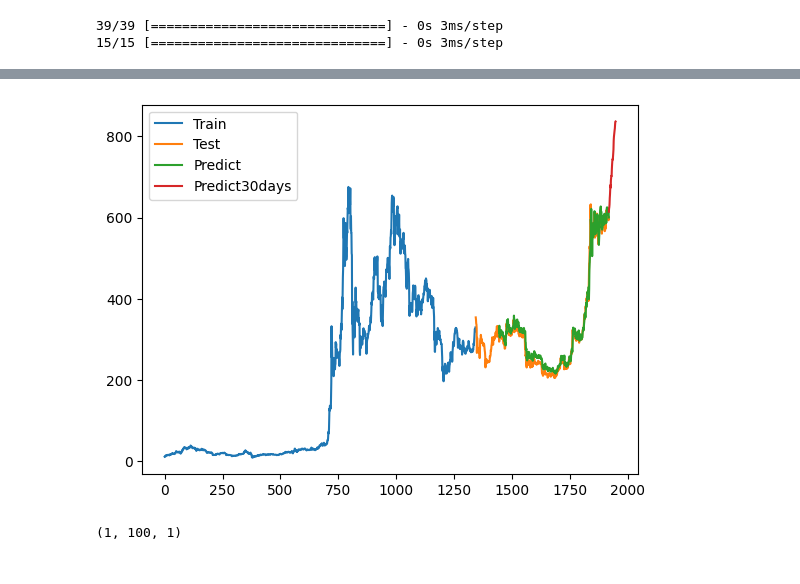
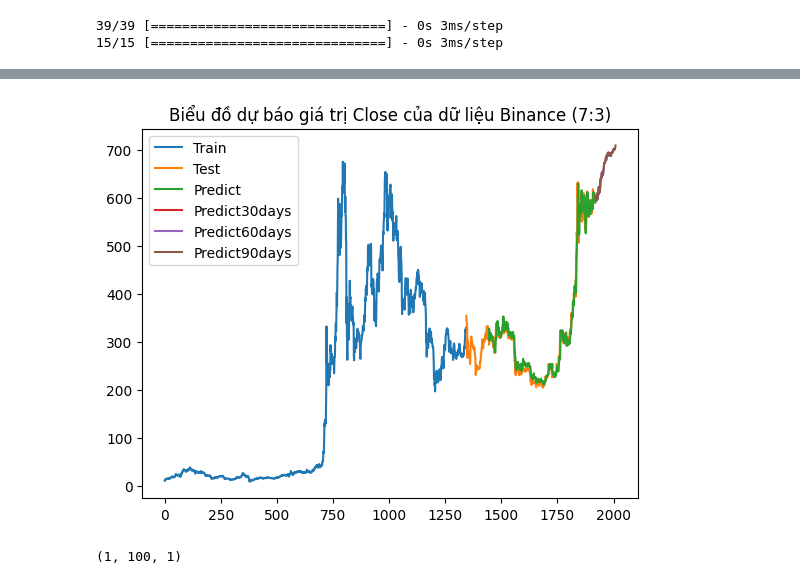
Before and after one commit to Kao2-03/IS403_O21_17, a Jupyter notebook: Model/TIMESNET/Team17_TimesNet_BNB.ipynb, the cells around one changed output, grey strips where cells are left out. Saved outputs shown, nothing was run; the diff lists cells and outputs as text; code cells hidden in the pictures.

```diff
--- a/Model/TIMESNET/Team17_TimesNet_BNB.ipynb
+++ b/Model/TIMESNET/Team17_TimesNet_BNB.ipynb
@@ -184,0 +230,34 @@ while i < 30:
+# %%
+
+x_input = test_data[-101:].reshape(1, -1)
+x_input.shape
+
+temp_input = list(x_input)
+temp_input = temp_input[0].tolist()
+
+from numpy import array
+
+lst_output_90 = []
+n_steps = 100
+i = 0
+while i < 90:
+
+    if len(temp_input) > 100:
+        x_input = np.array(temp_input[1:])
+        print("{} day input {}".format(i, x_input))
+        x_input = x_input.reshape(1, -1)
+        x_input = x_input.reshape((1, n_steps, 1))
+        yhat = model.predict(x_input, verbose=0)
+        print("{} day output {}".format(i, yhat))
+        temp_input.extend(yhat[0].tolist())
+        temp_input = temp_input[1:]
+        lst_output_90.extend(yhat.tolist())
+        i += 1
+    else:
+        x_input = x_input.reshape((1, n_steps, 1))
+        yhat = model.predict(x_input, verbose=0)
+        print(yhat[0])
+        temp_input.extend(yhat[0].tolist())
+        print(len(temp_input))
+        lst_output_90.extend(yhat.tolist())
+        i += 1
@@ -185,16 +282,21 @@ while i < 30:
 # %%
 train_data_index = pd.RangeIndex(start=0, stop=train_size, step=1)
 plt.plot(scaler.inverse_transform(train_data))
 test_data_index = pd.RangeIndex(start=train_size, stop=train_size+test_size, step=1)
 plt.plot(test_data_index,scaler.inverse_transform(test_data))
 test_data_index = pd.RangeIndex(start=train_size+101, stop=train_size+test_size, step=1)
 plt.plot(test_data_index,(test_predict))
-prediect_data_index = pd.RangeIndex(start=len(df1)-1, stop=len(df1)+29, step=1)
-plt.plot(prediect_data_index,scaler.inverse_transform(lst_output))
-plt.legend(['Train','Test','Predict','Predict30days'])
+predict_data_index = pd.RangeIndex(start=len(df1), stop=len(df1)+30, step=1)
+plt.plot(predict_data_index,scaler.inverse_transform(lst_output))
+predict_data_index_60 = pd.RangeIndex(start=len(df1), stop=len(df1)+60, step=1)
+plt.plot(predict_data_index_60,scaler.inverse_transform(lst_output_60))
+predict_data_index_90 = pd.RangeIndex(start=len(df1), stop=len(df1)+90, step=1)
+plt.plot(predict_data_index_90,scaler.inverse_transform(lst_output_90))
+plt.legend(['Train','Test','Predict','Predict30days', 'Predict60days', 'Predict90days'])
+plt.title("Biểu đồ dự báo giá trị Close của dữ liệu Binance (7:3)")
 plt.show()
 # %% [output]
-[figure, old version]
+[figure, new version]
 # %%
 x_input.shape
 # %% [output]
```
Also changed, not shown: parts of 19 cells of this notebook, 11 other files.
